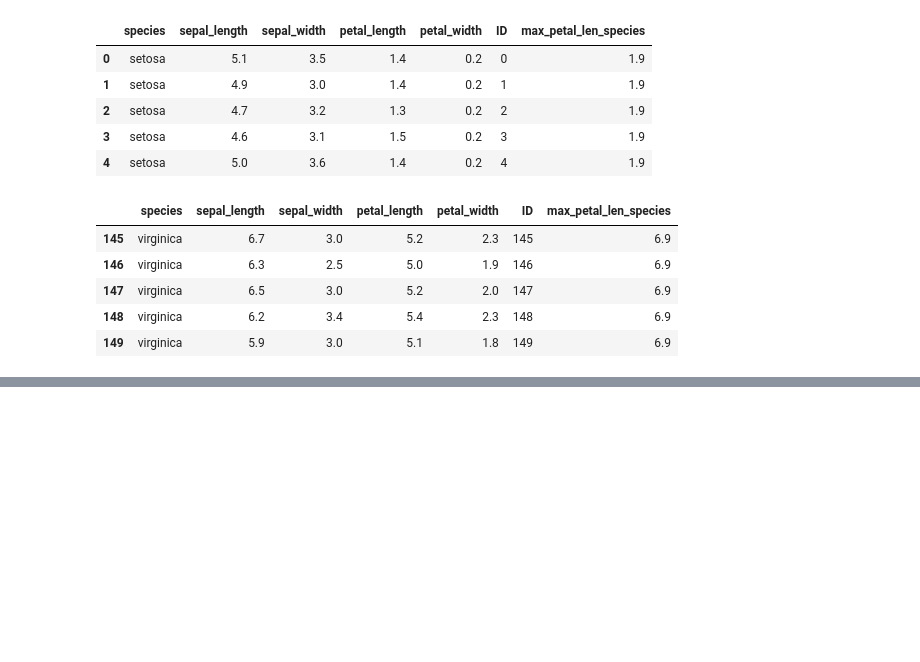
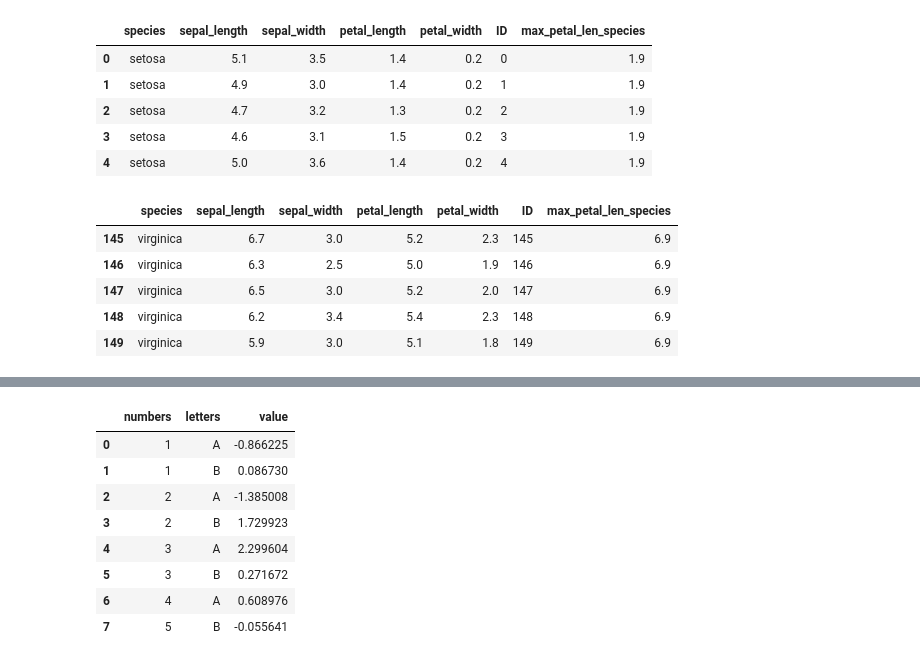
Before and after one commit to erblast/datistics, a Jupyter notebook: notebooks/02_R2Py_pandas.ipynb, the cells around one changed output, grey strips where cells are left out. Cells and saved outputs as stored; diff of their text form; code cells hidden in the pictures; blank space fills up the shorter version.

```diff
--- a/notebooks/02_R2Py_pandas.ipynb
+++ b/notebooks/02_R2Py_pandas.ipynb
@@ -373,0 +405,16 @@ df.tail()
+# %%
+df = pd.DataFrame( dict( numbers = [1,1,2,2,3,3,4,5]
+                        , letters = ['A','B','A','B','A','B','A','B']) ) \
+    .assign( value = np.random.randn(8) )
+
+df
+# %% [output]
+|  | numbers | letters | value |
+| 0 | 1 | A | -0.866225 |
+| 1 | 1 | B | 0.086730 |
+| 2 | 2 | A | -1.385008 |
+| 3 | 2 | B | 1.729923 |
+| 4 | 3 | A | 2.299604 |
+| 5 | 3 | B | 0.271672 |
+| 6 | 4 | A | 0.608976 |
+| 7 | 5 | B | -0.055641 |
```
Also changed, not shown: parts of 3 cells of this notebook, 1 other file.
